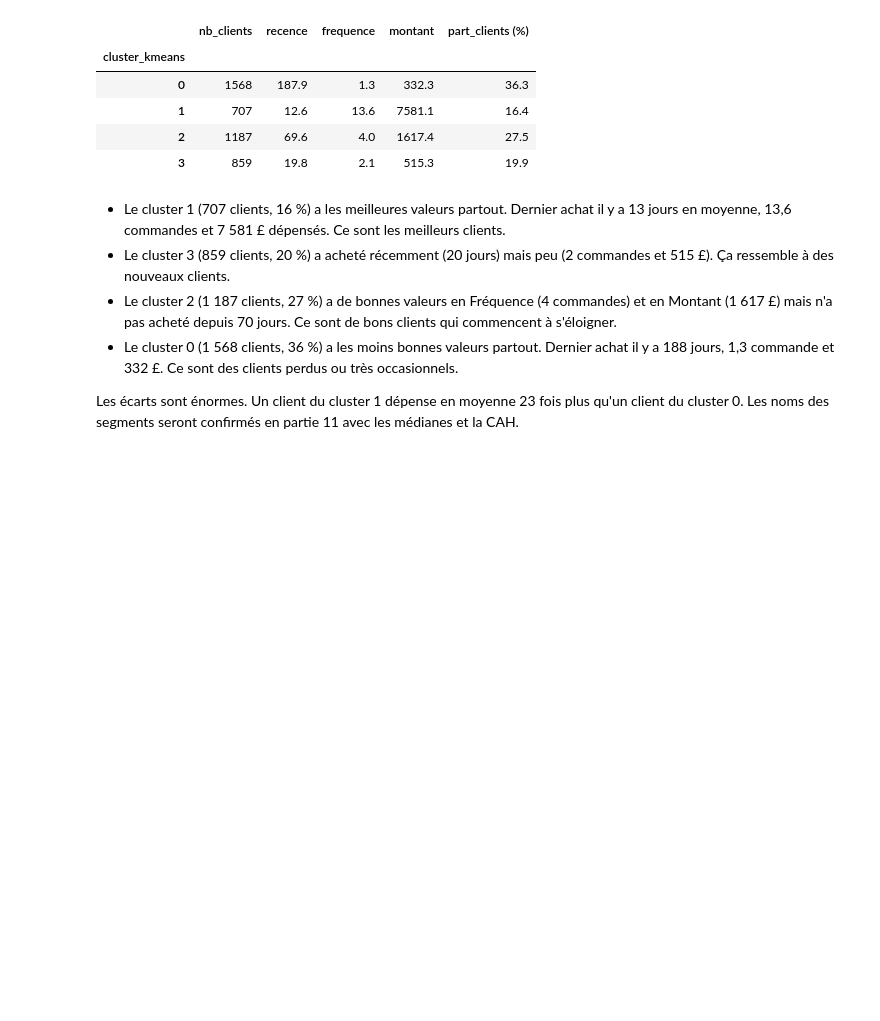
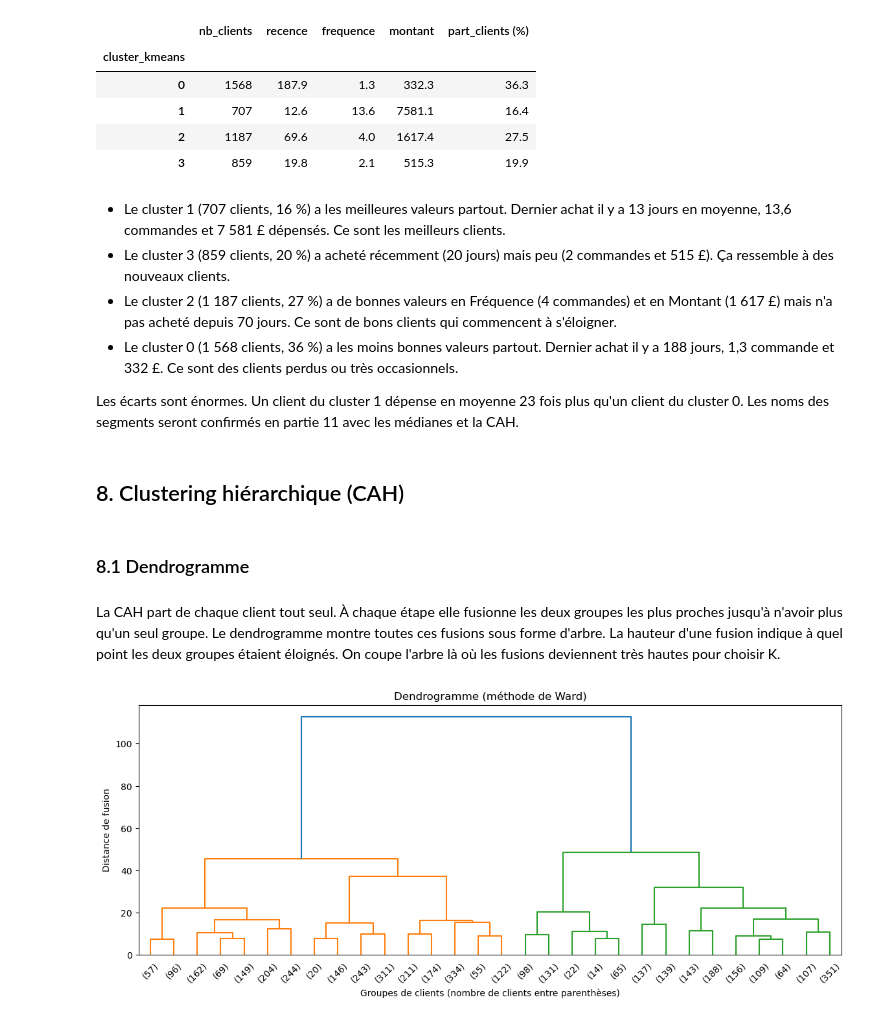
Before and after one commit to Zohair69/globalshop-rfm, a Jupyter notebook: notebooks/online_retail_clustering_rfm.ipynb, the cells around one changed output. Drawn from its saved outputs; the diff is of its cells as text; code cells hidden in the pictures; blank space fills up the shorter version.

Commit message:
Clustering hiérarchique : dendrogramme, test des méthodes et modèle final

```diff
--- a/notebooks/online_retail_clustering_rfm.ipynb
+++ b/notebooks/online_retail_clustering_rfm.ipynb
@@ -1333,3 +1331,23 @@ lecture_kmeans
 - Le cluster 0 (1 568 clients, 36 %) a les moins bonnes valeurs partout. Dernier achat il y a 188 jours, 1,3 commande et 332 £. Ce sont des clients perdus ou très occasionnels.
 
 Les écarts sont énormes. Un client du cluster 1 dépense en moyenne 23 fois plus qu'un client du cluster 0. Les noms des segments seront confirmés en partie 11 avec les médianes et la CAH.
+# %% [markdown]
+## 8. Clustering hiérarchique (CAH)
+# %% [markdown]
+### 8.1 Dendrogramme
+# %% [markdown]
+La CAH part de chaque client tout seul. À chaque étape elle fusionne les deux groupes les plus proches jusqu'à n'avoir plus qu'un seul groupe. Le dendrogramme montre toutes ces fusions sous forme d'arbre. La hauteur d'une fusion indique à quel point les deux groupes étaient éloignés. On coupe l'arbre là où les fusions deviennent très hautes pour choisir K.
+# %%
+# On construit l'arbre de la CAH avec la méthode de Ward et on affiche le dendrogramme
+from scipy.cluster.hierarchy import linkage, dendrogram
+
+arbre = linkage(rfm_scaled, method="ward")
+
+plt.figure(figsize=(14, 5))
+dendrogram(arbre, truncate_mode="lastp", p=30, show_leaf_counts=True)
+plt.title("Dendrogramme (méthode de Ward)")
+plt.xlabel("Groupes de clients (nombre de clients entre parenthèses)")
+plt.ylabel("Distance de fusion")
+plt.show()
+# %% [output]
+[figure, added]
```
Also changed, not shown: parts of 22 cells of this notebook.
